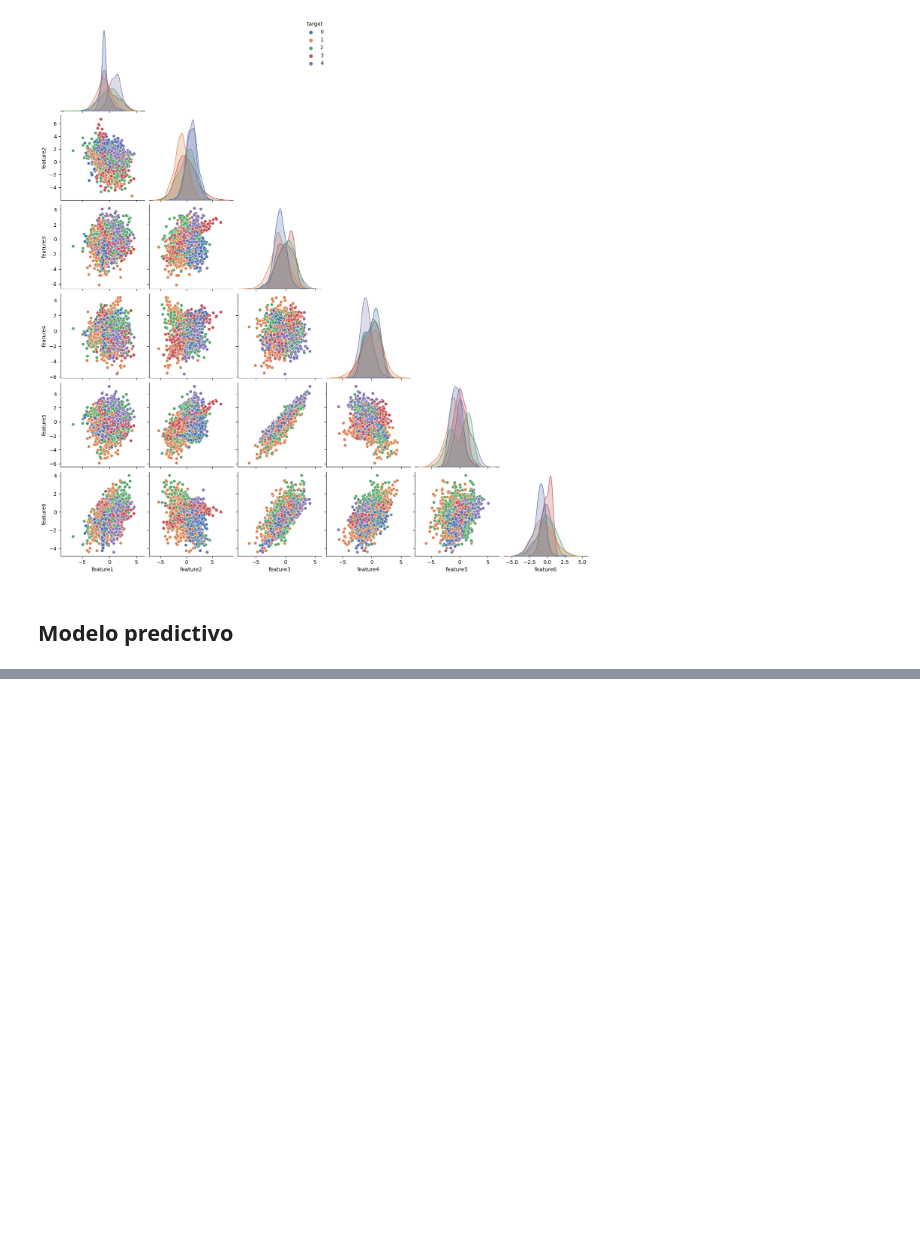
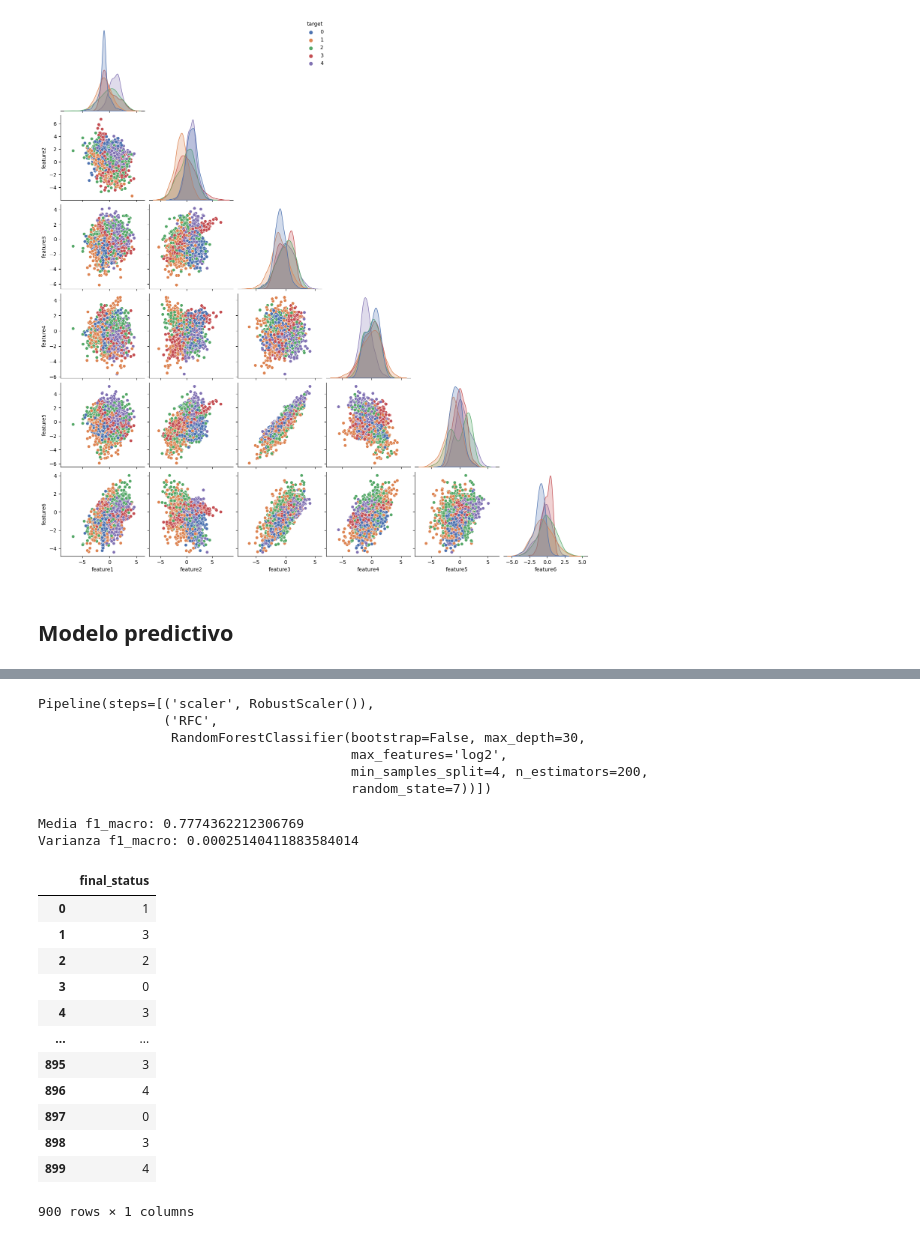
Before and after one commit to hinojosaad/erupciones_volcanicas, a Jupyter notebook: Erupciones_volcanicas.ipynb, the cells around one changed output, grey strips where cells are left out. Saved outputs shown, nothing was run; the diff lists cells and outputs as text; code cells hidden in the pictures; blank space fills up the shorter version.

```diff
--- a/Erupciones_volcanicas.ipynb
+++ b/Erupciones_volcanicas.ipynb
@@ -97,4 +98,4 @@ plt.show()
 ## Modelo predictivo
 # %%
 x_train = jm_train[["feature1","feature2","feature3","feature4","feature5","feature6"]]
-y_train = jm_train[["target"]]
+y_train = jm_train[["target"]].values.ravel()
@@ -197,0 +159,67 @@ Varianza f1_macro: 0.00037609010671021324
+# %%
+# Number of trees in random forest
+n_estimators = [int(x) for x in np.linspace(start = 200, stop = 600, num = 9)]
+# Maximum number of levels in tree
+max_depth = [30,40,50,60,70]
+# Minimum number of samples required to split a node
+min_samples_split = [ 2, 4, 6]
+# Minimum number of samples required at each leaf node
+min_samples_leaf = [1, 3, 5]
+# Create the random grid
+bootstrap = [False]
+max_features=['log2']
+
+param_grid = {'RFC__n_estimators': n_estimators,
+              'RFC__max_depth': max_depth,
+              'RFC__min_samples_split': min_samples_split,
+              'RFC__min_samples_leaf': min_samples_leaf,
+              'RFC__bootstrap':bootstrap,
+              'RFC__max_features':max_features
+             }
+
+
+search = GridSearchCV(pipe, param_grid=param_grid,scoring = "f1_macro",n_jobs=-1)
+
+search.fit(x_train, y_train)
+search.best_estimator_
+# %% [output]
+Pipeline(steps=[('scaler', RobustScaler()),
+                ('RFC',
+                 RandomForestClassifier(bootstrap=False, max_depth=30,
+                                        max_features='log2',
+                                        min_samples_split=4, n_estimators=200,
+                                        random_state=7))])
+# %%
+pipe = Pipeline([('scaler', RobustScaler()), ('RFC', RandomForestClassifier(bootstrap=False, max_depth=30, max_features='log2',
+                       min_samples_split=4, n_estimators=200, random_state=7))])
+
+score = cross_val_score( pipe, x_train, y_train, cv = 5,scoring = "f1_macro")
+score_mean = score.mean()
+score_var = np.var(score)
+
+print("Media f1_macro: "+str(score_mean))
+print("Varianza f1_macro: " + str(score_var))
+# %% [output]
+Media f1_macro: 0.7774362212306769
+Varianza f1_macro: 0.00025140411883584014
+# %%
+pipe.fit(x_train,y_train)
+jm_X_predict = pipe.predict(jm_X_test)
+# %%
+jm_X_predict = pd.DataFrame(jm_X_predict)
+jm_X_predict.columns = ["final_status"]
+jm_X_predict
+# %% [output]
+|  | final_status |
+| 0 | 1 |
+| 1 | 3 |
+| 2 | 2 |
+| 3 | 0 |
+| 4 | 3 |
+| ... | ... |
+| 895 | 3 |
+| 896 | 4 |
+| 897 | 0 |
+| 898 | 3 |
+| 899 | 4 |
+900 rows × 1 columns
```
Also changed, not shown: parts of 11 cells of this notebook, 1 other file.
